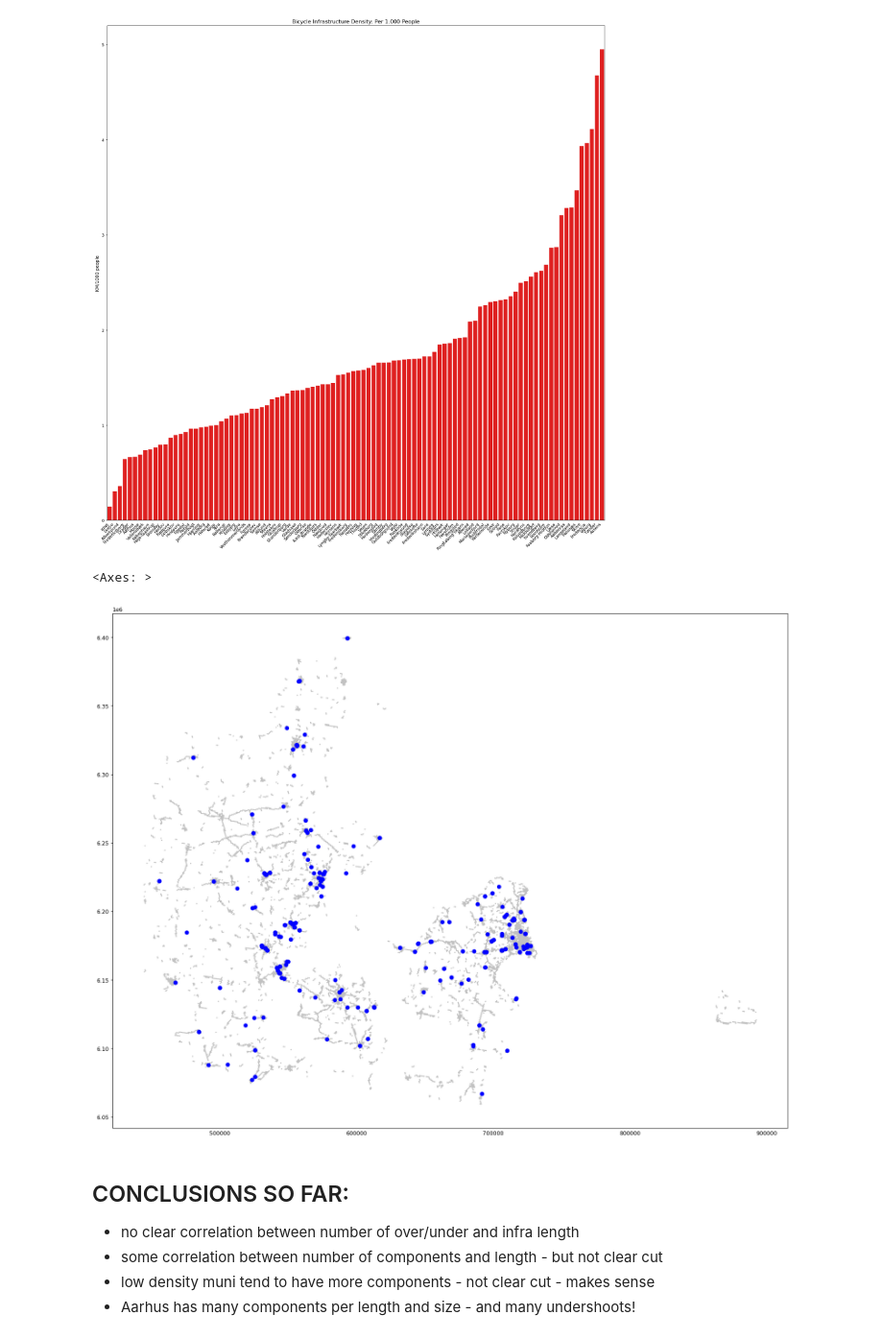
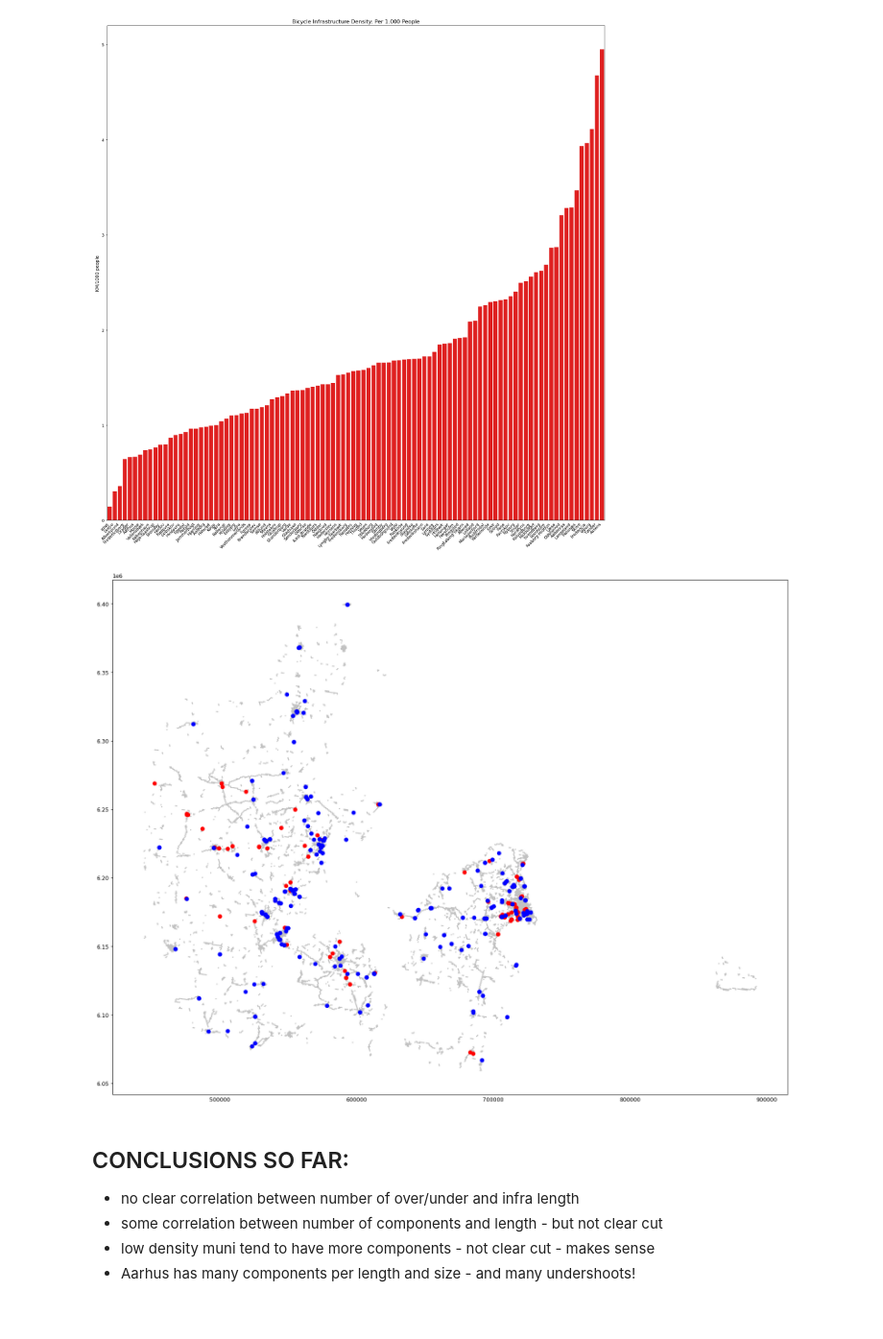
Before and after one commit to anerv/bikedna_analysis, a Jupyter notebook: scripts/analysis_GeoDK.ipynb, the cells around one changed output. Shown at 96% size. Cells and saved outputs as stored; diff of their text form; code cells hidden in the pictures.

```diff
--- a/scripts/analysis_GeoDK.ipynb
+++ b/scripts/analysis_GeoDK.ipynb
@@ -346,14 +353,13 @@ fig.show()
 # %%
 fig, ax = plt.subplots(figsize=(20,20))
 
 int_grid.plot(ax=ax,alpha=0.5,color='grey')
-# overshoots_cent = overshoots.copy()
-# overshoots_cent['geometry'] = overshoots.centroid
-# overshoots_cent.plot(ax=ax,color='red')
-undershoots.plot(ax=ax,color='blue')
+overshoots_cent = overshoots.copy()
+overshoots_cent['geometry'] = overshoots.centroid
+overshoots_cent.plot(ax=ax,color='red')
+undershoots.plot(ax=ax,color='blue');
 # %% [output]
-<Axes: >
-[figure, old version]
+[figure, new version]
 # %% [markdown]
 
 ## CONCLUSIONS SO FAR:
```
Also changed, not shown: parts of 3 cells of this notebook, 2 other files.
